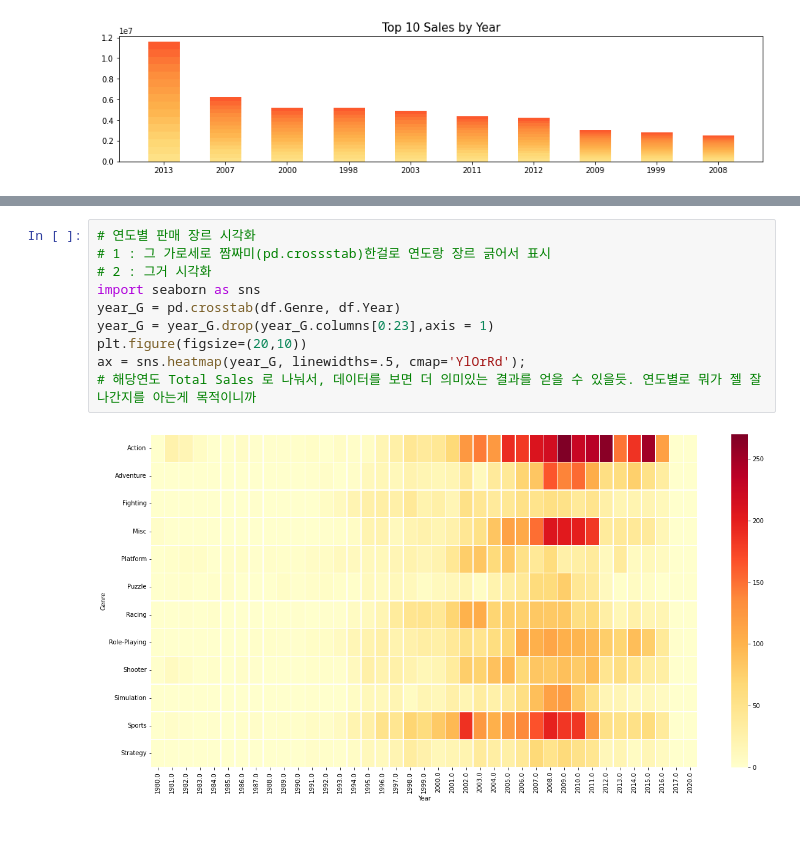
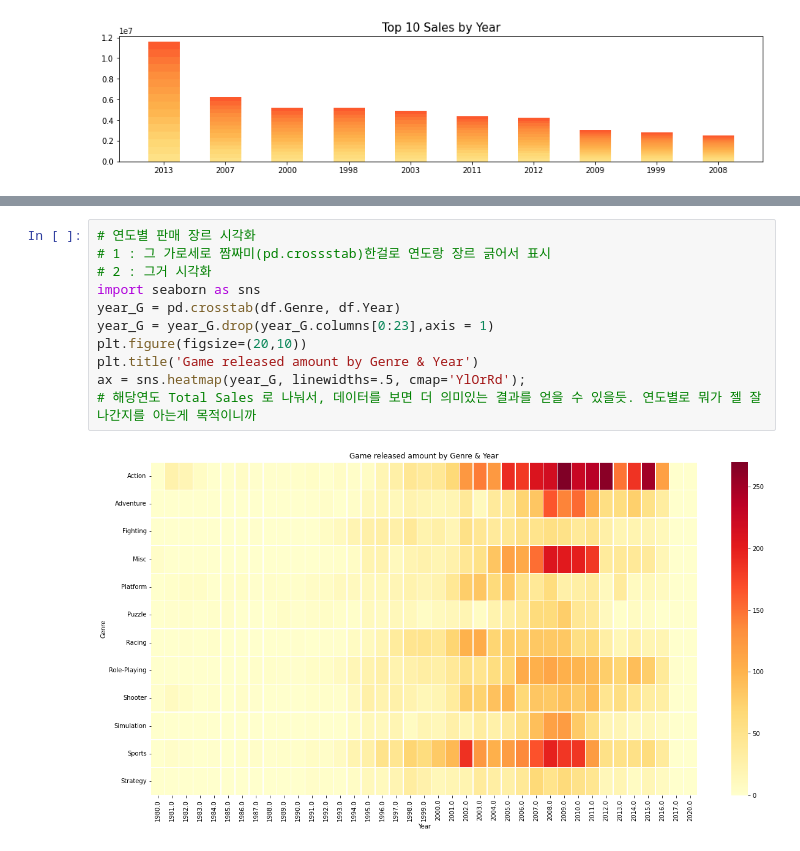
Before and after one commit to sumu97/Data-Science-Cheat-Code, a Jupyter notebook: GameMarket_Analysis.ipynb, the cells around one changed output, grey strips where cells are left out. Drawn from its saved outputs; the diff is of its cells as text.

```diff
--- a/GameMarket_Analysis.ipynb
+++ b/GameMarket_Analysis.ipynb
@@ -236,12 +178,13 @@ df
 # %%
 # 연도별 판매 장르 시각화
 # 1 : 그 가로세로 짬짜미(pd.crossstab)한걸로 연도랑 장르 긁어서 표시
 # 2 : 그거 시각화
 import seaborn as sns
 year_G = pd.crosstab(df.Genre, df.Year)
 year_G = year_G.drop(year_G.columns[0:23],axis = 1)
 plt.figure(figsize=(20,10))
+plt.title('Game released amount by Genre & Year')
 ax = sns.heatmap(year_G, linewidths=.5, cmap='YlOrRd');
 # 해당연도 Total Sales 로 나눠서, 데이터를 보면 더 의미있는 결과를 얻을 수 있을듯. 연도별로 뭐가 젤 잘나간지를 아는게 목적이니까
 # %% [output]
-[figure, old version]
+[figure, new version]
```
Also changed, not shown: parts of 10 cells of this notebook.
